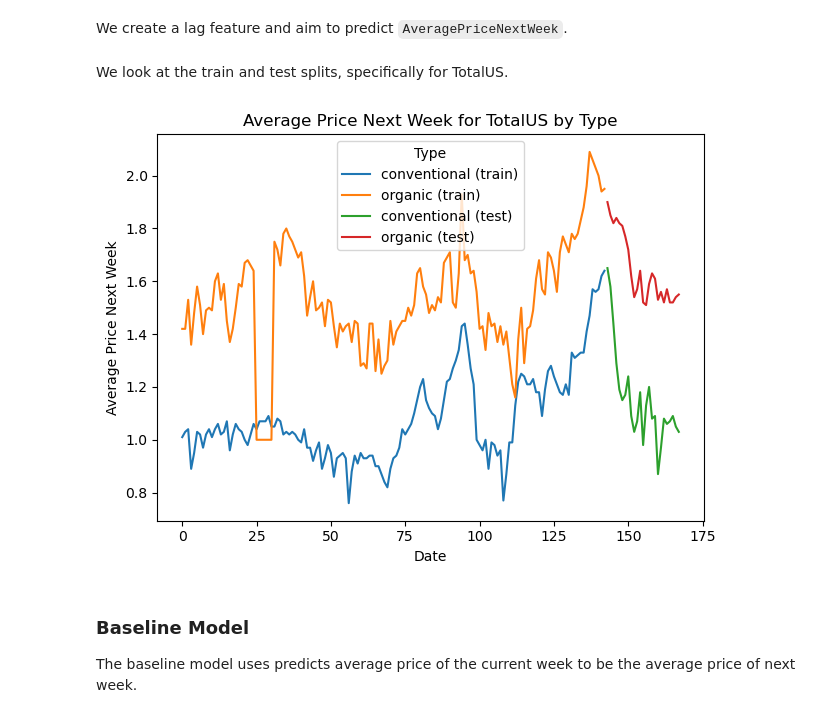
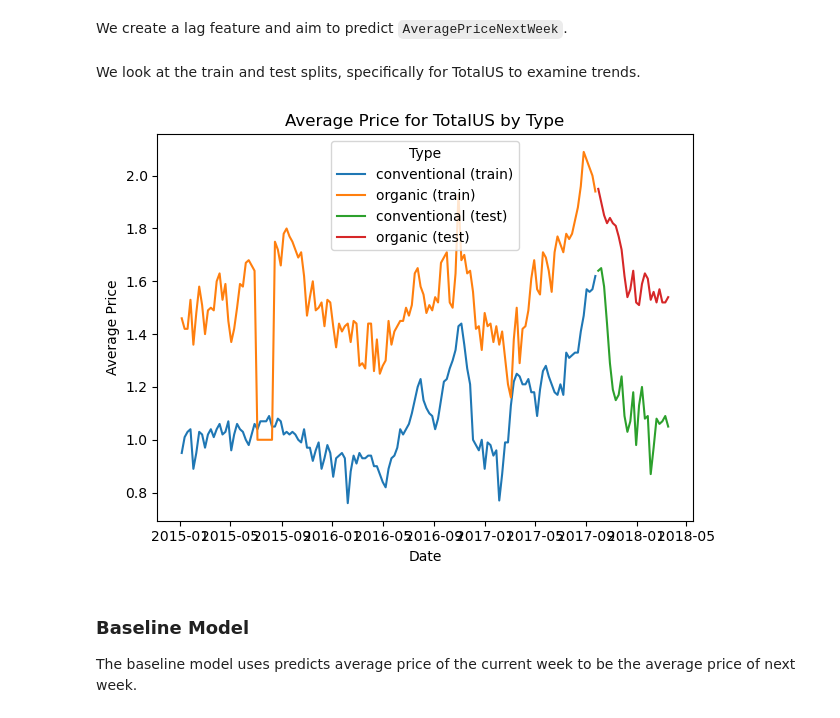
Before and after one commit to maxzixiaoxu/AvocadoTimeSeries, a Jupyter notebook: avocado.ipynb, the cells around one changed output. Cells and saved outputs as stored; diff of their text form; code cells hidden in the pictures.

Commit message:
Updated data split plot

```diff
--- a/avocado.ipynb
+++ b/avocado.ipynb
@@ -294,27 +294,27 @@ We create a lag feature and aim to predict `AveragePriceNextWeek`.
 df_train = df_hastarget[df_hastarget["Date"] <= split_date]
 df_test  = df_hastarget[df_hastarget["Date"] >  split_date]
 # %% [markdown]
-We look at the train and test splits, specifically for TotalUS.
+We look at the train and test splits, specifically for TotalUS to examine trends.
 # %%
 filtered_df = df_train[df_train["region"] == "TotalUS"]
 
 
 for typ, group_data in filtered_df.groupby('type'):
-    plt.plot(range(len(group_data["Date"])), group_data["AveragePriceNextWeek"], label=f"{typ} (train)")
+    plt.plot(group_data["Date"], group_data["AveragePrice"], label=f"{typ} (train)")
 
 l = len(group_data["Date"])
 test_filtered_df = df_test[df_test["region"] == "TotalUS"]
 for typ, group_data in test_filtered_df.groupby('type'):
-    plt.plot(range(l, l+len(group_data)), group_data["AveragePriceNextWeek"], label=f"{typ} (test)")
+    plt.plot(group_data["Date"], group_data["AveragePrice"], label=f"{typ} (test)")
 
 plt.xlabel("Date")
-plt.ylabel("Average Price Next Week")
-plt.title("Average Price Next Week for TotalUS by Type")
+plt.ylabel("Average Price")
+plt.title("Average Price for TotalUS by Type")
 plt.legend(title="Type")
 plt.tight_layout()
 plt.show()
 # %% [output]
-[figure, old version]
+[figure, new version]
 # %% [markdown]
 
 ### Baseline Model
```
